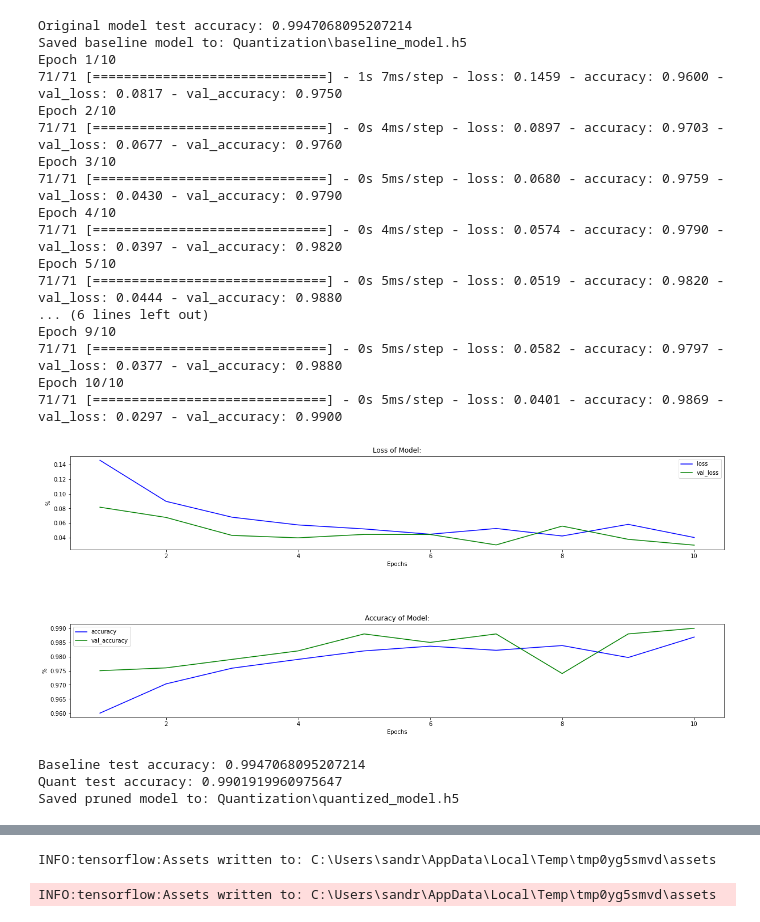
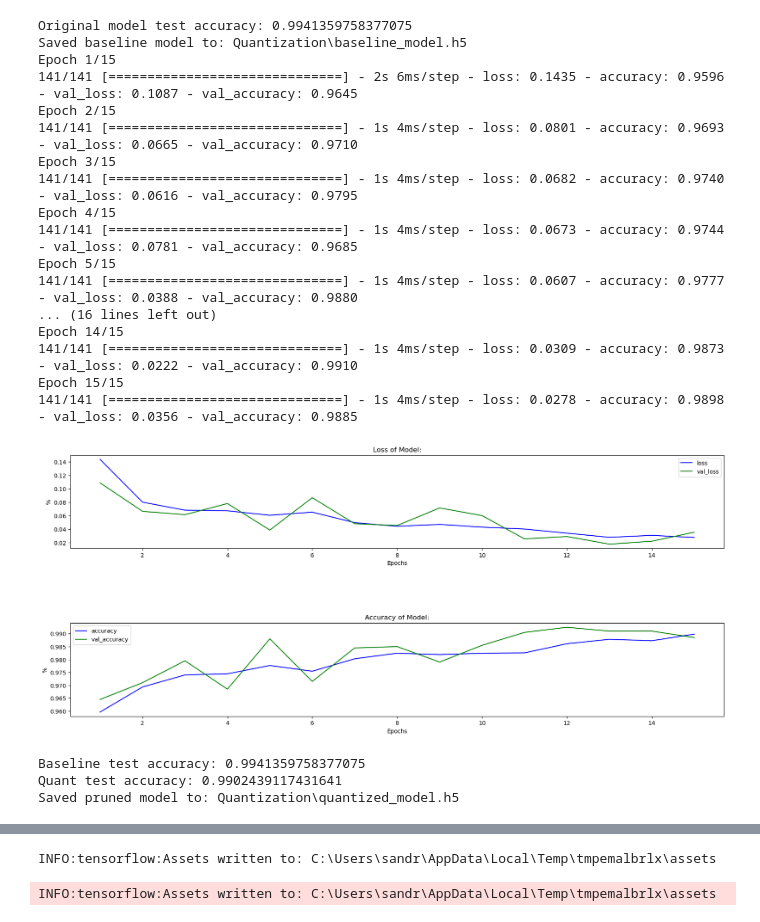
Before and after one commit to sandrosage/Monitoring_Converter_ML, a Jupyter notebook: Machine_Learining/quantization.ipynb, the cells around one changed output, grey strips where cells are left out. Cells and saved outputs as stored; diff of their text form; code cells hidden in the pictures.

```diff
--- a/Machine_Learining/quantization.ipynb
+++ b/Machine_Learining/quantization.ipynb
@@ -78,23 +12,6 @@ def plot_history(history, epochs_size):
 # %%
-(train_data, train_labels),(test_data, test_labels) = prepare_train_test_dataset()
+(train_data, train_labels),(test_data, test_labels) = nnt.prepare_train_test_dataset()
 # %%
-import os
-import zipfile
-import tempfile
-import tensorflow as tf
-from keras.models import load_model, save_model
-import tensorflow_model_optimization as tfmot
-quantize_model = tfmot.quantization.keras.quantize_model
-
-
-def get_gzipped_model_size(file):
-  # Returns size of gzipped model, in bytes.
-  _, zipped_file = tempfile.mkstemp('.zip')
-  with zipfile.ZipFile(zipped_file, 'w', compression=zipfile.ZIP_DEFLATED) as f:
-    f.write(file)
-
-  return os.path.getsize(zipped_file)
-
 def create_dir(path):
   if not os.path.exists(path):
     os.mkdir(path)
@@ -126,13 +43,13 @@ def quantization(baseline_model_path, train_data, train_labels, test_data, test_
 
   # q_aware_model.summary()
 
-  train_images_subset = train_data[0:10000] # out of 60000
-  train_labels_subset = train_labels[0:10000]
+  train_images_subset = train_data[0:20000]
+  train_labels_subset = train_labels[0:20000]
 
   quanzized_model_history = q_aware_model.fit(train_images_subset, train_labels_subset,
                     batch_size=batch_size, epochs=epochs, validation_split=0.1)
 
-  plot_history(quanzized_model_history,epochs)
+  nnt.plot_history(quanzized_model_history,epochs, os.path.join(store_path,"history_quantized_fnn_model"))
 
   baseline_model_accuracy = new_model.evaluate(test_data, test_labels, verbose=0)[1]
 
@@ -157,9 +74,9 @@ def quantization(baseline_model_path, train_data, train_labels, test_data, test_
 
   print('Saved pruned TFLite model to:', quantized_tflite_file)
 
-  print("Size of gzipped baseline Keras model: %.2f bytes" % (get_gzipped_model_size(keras_file)))
-  print("Size of gzipped quantized Keras model: %.2f bytes" % (get_gzipped_model_size(quantized_keras_file)))
-  print("Size of gzipped quantized TFlite model: %.2f bytes" % (get_gzipped_model_size(quantized_tflite_file)))
+  print("Size of gzipped baseline Keras model: %.2f bytes" % (nnt.get_gzipped_model_size(keras_file)))
+  print("Size of gzipped quantized Keras model: %.2f bytes" % (nnt.get_gzipped_model_size(quantized_keras_file)))
+  print("Size of gzipped quantized TFlite model: %.2f bytes" % (nnt.get_gzipped_model_size(quantized_tflite_file)))
 
 
   return quantized_tflite_model, q_aware_model_accuracy
@@ -197,27 +114,27 @@ def evaluate_model(interpreter, test_data, test_labels):
   accuracy = (prediction_digits == test_labels).mean()
   return accuracy
 # %%
-quantized_tflite_model, q_aware_model_accuracy = quantization("fnn_model.h5", train_data, train_labels, test_data, test_labels, 128, 10, "Quantization")
+quantized_tflite_model, q_aware_model_accuracy = quantization("fnn_model.h5", train_data, train_labels, test_data, test_labels, 128, 15, "Quantization")
 # %% [output]
-Original model test accuracy: 0.9947068095207214
+Original model test accuracy: 0.9941359758377075
 Saved baseline model to: Quantization\baseline_model.h5
-Epoch 1/10
-71/71 [==============================] - 1s 7ms/step - loss: 0.1459 - accuracy: 0.9600 - val_loss: 0.0817 - val_accuracy: 0.9750
-Epoch 2/10
-71/71 [==============================] - 0s 4ms/step - loss: 0.0897 - accuracy: 0.9703 - val_loss: 0.0677 - val_accuracy: 0.9760
-Epoch 3/10
-71/71 [==============================] - 0s 5ms/step - loss: 0.0680 - accuracy: 0.9759 - val_loss: 0.0430 - val_accuracy: 0.9790
-Epoch 4/10
-71/71 [==============================] - 0s 4ms/step - loss: 0.0574 - accuracy: 0.9790 - val_loss: 0.0397 - val_accuracy: 0.9820
-Epoch 5/10
-71/71 [==============================] - 0s 5ms/step - loss: 0.0519 - accuracy: 0.9820 - val_loss: 0.0444 - val_accuracy: 0.9880
-... (6 lines left out)
-Epoch 9/10
-71/71 [==============================] - 0s 5ms/step - loss: 0.0582 - accuracy: 0.9797 - val_loss: 0.0377 - val_accuracy: 0.9880
-Epoch 10/10
-71/71 [==============================] - 0s 5ms/step - loss: 0.0401 - accuracy: 0.9869 - val_loss: 0.0297 - val_accuracy: 0.9900
+Epoch 1/15
+141/141 [==============================] - 2s 6ms/step - loss: 0.1435 - accuracy: 0.9596 - val_loss: 0.1087 - val_accuracy: 0.9645
+Epoch 2/15
+141/141 [==============================] - 1s 4ms/step - loss: 0.0801 - accuracy: 0.9693 - val_loss: 0.0665 - val_accuracy: 0.9710
+Epoch 3/15
+141/141 [==============================] - 1s 4ms/step - loss: 0.0682 - accuracy: 0.9740 - val_loss: 0.0616 - val_accuracy: 0.9795
+Epoch 4/15
+141/141 [==============================] - 1s 4ms/step - loss: 0.0673 - accuracy: 0.9744 - val_loss: 0.0781 - val_accuracy: 0.9685
+Epoch 5/15
+141/141 [==============================] - 1s 4ms/step - loss: 0.0607 - accuracy: 0.9777 - val_loss: 0.0388 - val_accuracy: 0.9880
+... (16 lines left out)
+Epoch 14/15
+141/141 [==============================] - 1s 4ms/step - loss: 0.0309 - accuracy: 0.9873 - val_loss: 0.0222 - val_accuracy: 0.9910
+Epoch 15/15
+141/141 [==============================] - 1s 4ms/step - loss: 0.0278 - accuracy: 0.9898 - val_loss: 0.0356 - val_accuracy: 0.9885
-[figure, old version]
+[figure, new version]
-Baseline test accuracy: 0.9947068095207214
-Quant test accuracy: 0.9901919960975647
+Baseline test accuracy: 0.9941359758377075
+Quant test accuracy: 0.9902439117431641
 Saved pruned model to: Quantization\quantized_model.h5
 WARNING:absl:Function `_wrapped_model` contains input name(s) input-layer with unsupported characters which will be renamed to input_layer in the SavedModel.
@@ -225,3 +142,3 @@ WARNING:absl:Found untraced functions such as dense_10_layer_call_fn, dense_10_l
-INFO:tensorflow:Assets written to: C:\Users\sandr\AppData\Local\Temp\tmp0yg5smvd\assets
+INFO:tensorflow:Assets written to: C:\Users\sandr\AppData\Local\Temp\tmpemalbrlx\assets
-INFO:tensorflow:Assets written to: C:\Users\sandr\AppData\Local\Temp\tmp0yg5smvd\assets
+INFO:tensorflow:Assets written to: C:\Users\sandr\AppData\Local\Temp\tmpemalbrlx\assets
 Saved pruned TFLite model to: Quantization\quantized_tflite_model.tflite
```
Also changed, not shown: parts of 5 cells of this notebook, 10 other files.
